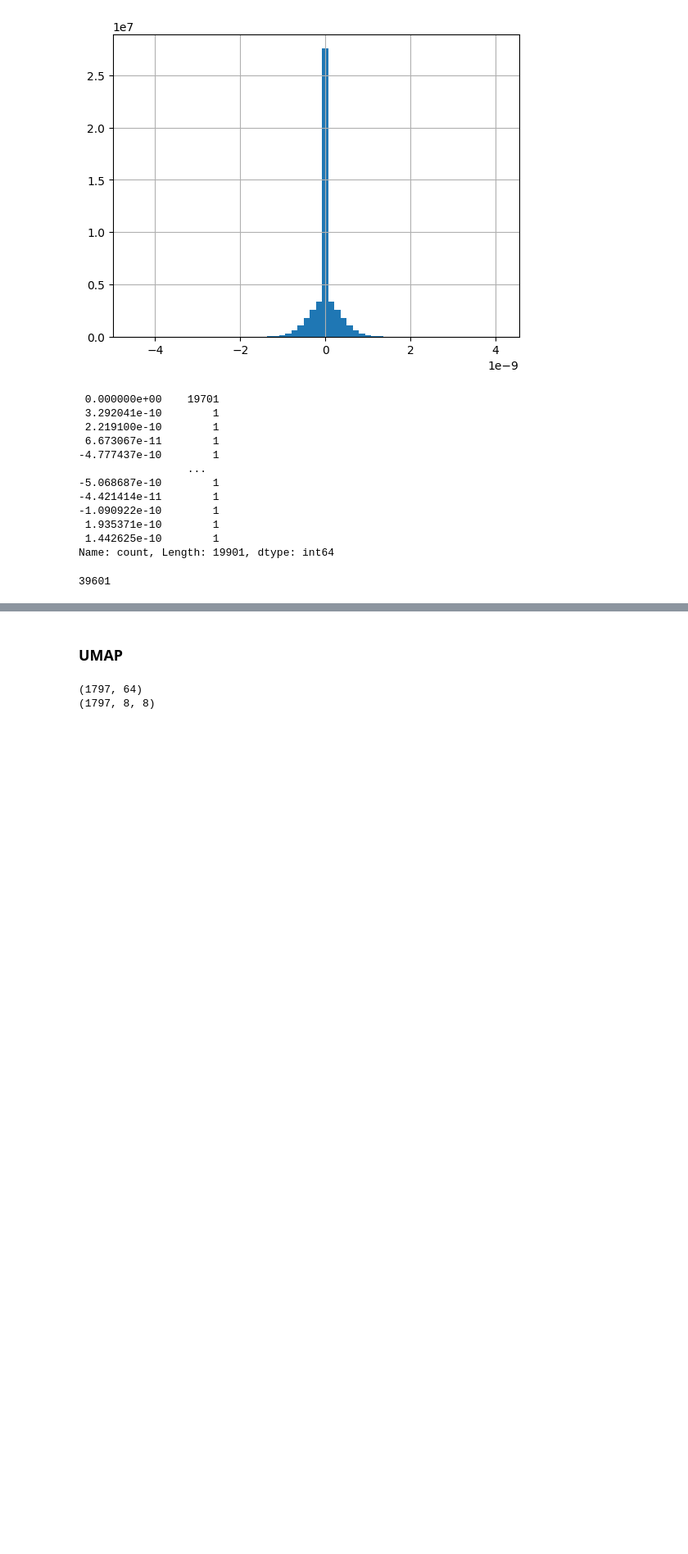
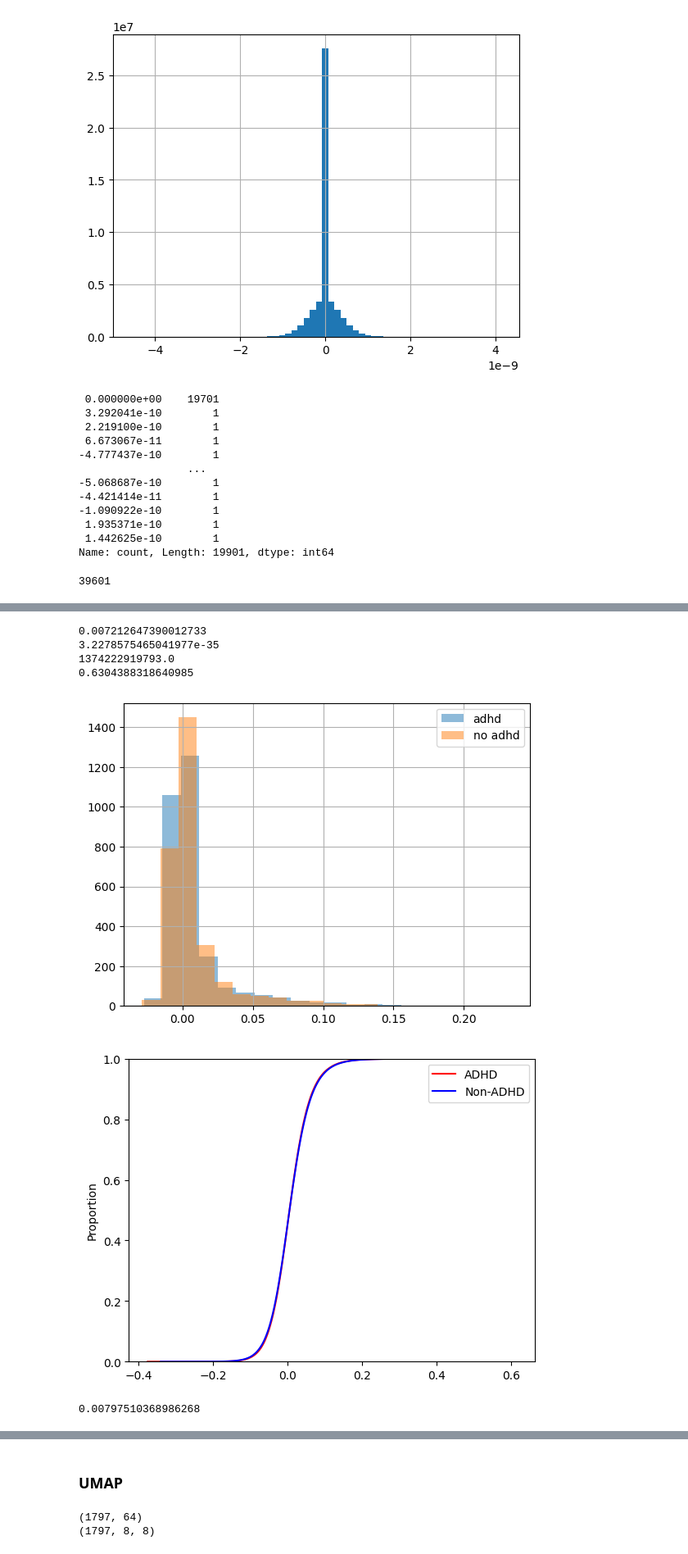
Before and after one commit to psgiese/wids-2025-mupd, a Jupyter notebook: notebooks/connectome_classifier_v1.ipynb, the cells around one changed output, grey strips where cells are left out. Shown at 82% size. Saved outputs shown, nothing was run; the diff lists cells and outputs as text; code cells hidden in the pictures; blank space fills up the shorter version.

```diff
--- a/notebooks/connectome_classifier_v1.ipynb
+++ b/notebooks/connectome_classifier_v1.ipynb
@@ -188,0 +194,33 @@ array([ 2.45878068e-10,  7.62481454e-11, -2.61455523e-10, ...,
+# %%
+pd.Series(connectomes[:,ends_bool_array][adhd_idx].mean(axis=0)).hist(alpha=.5, bins=20, label='adhd')
+pd.Series(connectomes[:,ends_bool_array][no_adhd_idx].mean(axis=0)).hist(alpha=.5, bins=20, label='no adhd')
+plt.legend()
+
+from scipy import stats
+ks_stat, p_value = stats.ks_2samp(connectomes[:,ends_bool_array][adhd_idx].flatten(), connectomes[:,ends_bool_array][no_adhd_idx].flatten())
+print(ks_stat)
+print(p_value)
+u_stat, p2_value = stats.mannwhitneyu(connectomes[:,ends_bool_array][adhd_idx].flatten(), connectomes[:,ends_bool_array][no_adhd_idx].flatten())
+print(u_stat)
+print(p2_value)
+
+plt.figure()
+sns.ecdfplot(connectomes[:,ends_bool_array][adhd_idx].flatten(), label="ADHD", color="red")
+sns.ecdfplot(connectomes[:,ends_bool_array][no_adhd_idx].flatten(), label="Non-ADHD", color="blue")
+plt.legend()
+
+pairwise_diffs = (pd.Series(connectomes[:,ends_bool_array][adhd_idx].flatten()),\
+                  pd.Series(connectomes[:,ends_bool_array][no_adhd_idx].flatten()),\
+                  (pd.Series(connectomes[:,ends_bool_array][adhd_idx].flatten()) - pd.Series(connectomes[:,ends_bool_array][no_adhd_idx].flatten()))
+                  )
+# %% [output]
+0.007212647390012733
+3.2278575465041977e-35
+1374222919793.0
+0.6304388318640985
+[figure, added]
+[figure, added]
+# %%
+connectomes[:,ends_bool_array][adhd_idx].mean(axis=0).mean() #- .005
+# %% [output]
+0.00797510368986268
```
Also changed, not shown: parts of 24 cells of this notebook.
